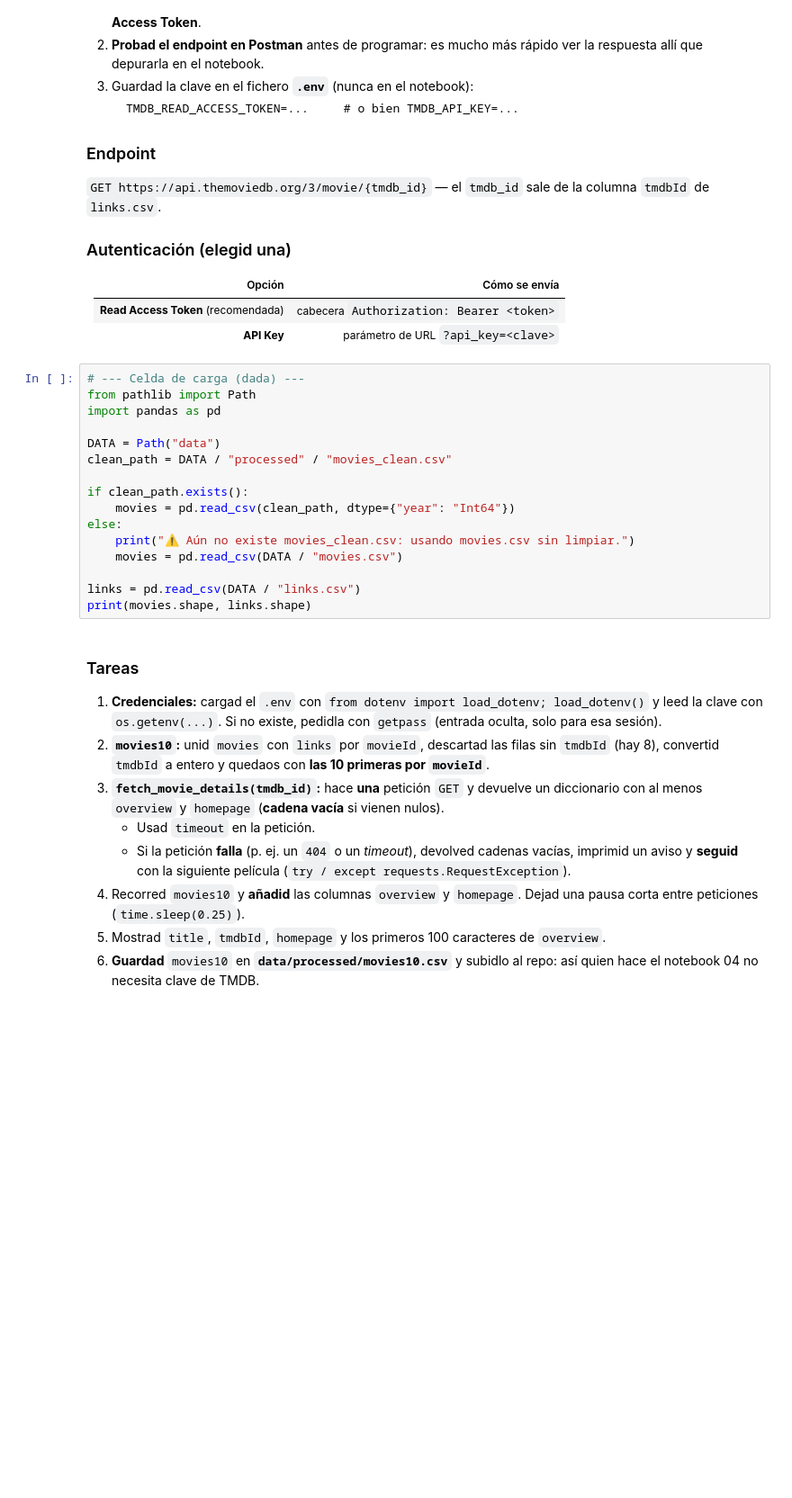
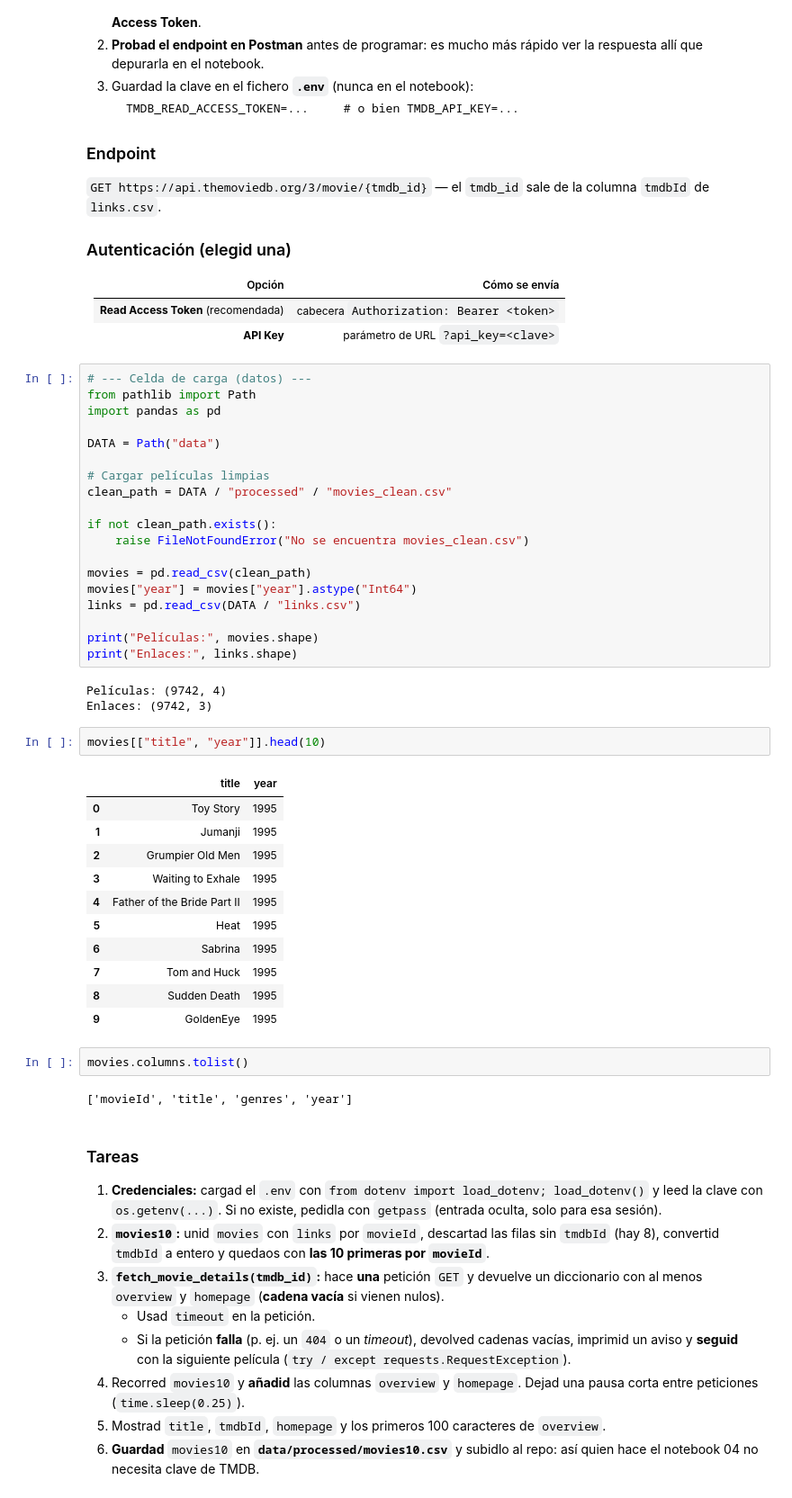
Before and after one commit to JaviRoma1984/tc-catalogo-peliculas, a Jupyter notebook: 03_tmdb.ipynb, the cells around one changed output. Shown at 90% size. Drawn from its saved outputs; the diff is of its cells as text; blank space fills up the shorter version.

```diff
--- a/03_tmdb.ipynb
+++ b/03_tmdb.ipynb
@@ -34,21 +34,45 @@ Hacéis peticiones HTTP a la API de The Movie Database para añadir la sinopsis
 | **Read Access Token** (recomendada) | cabecera `Authorization: Bearer <token>` |
 | **API Key** | parámetro de URL `?api_key=<clave>` |
 # %%
-# --- Celda de carga (dada) ---
+# --- Celda de carga (datos) ---
 from pathlib import Path
 import pandas as pd
 
 DATA = Path("data")
+
+# Cargar películas limpias
 clean_path = DATA / "processed" / "movies_clean.csv"
 
-if clean_path.exists():
-    movies = pd.read_csv(clean_path, dtype={"year": "Int64"})
-else:
-    print("⚠️ Aún no existe movies_clean.csv: usando movies.csv sin limpiar.")
-    movies = pd.read_csv(DATA / "movies.csv")
+if not clean_path.exists():
+    raise FileNotFoundError("No se encuentra movies_clean.csv")
 
+movies = pd.read_csv(clean_path)
+movies["year"] = movies["year"].astype("Int64")
 links = pd.read_csv(DATA / "links.csv")
-print(movies.shape, links.shape)
+
+print("Películas:", movies.shape)
+print("Enlaces:", links.shape)
+# %% [output]
+Películas: (9742, 4)
+Enlaces: (9742, 3)
+# %%
+movies[["title", "year"]].head(10)
+# %% [output]
+|  | title | year |
+| 0 | Toy Story | 1995 |
+| 1 | Jumanji | 1995 |
+| 2 | Grumpier Old Men | 1995 |
+| 3 | Waiting to Exhale | 1995 |
+| 4 | Father of the Bride Part II | 1995 |
+| 5 | Heat | 1995 |
+| 6 | Sabrina | 1995 |
+| 7 | Tom and Huck | 1995 |
+| 8 | Sudden Death | 1995 |
+| 9 | GoldenEye | 1995 |
+# %%
+movies.columns.tolist()
+# %% [output]
+['movieId', 'title', 'genres', 'year']
 # %% [markdown]
 ### Tareas
 
```
Also changed, not shown: parts of 10 cells of this notebook, 2 other files.
